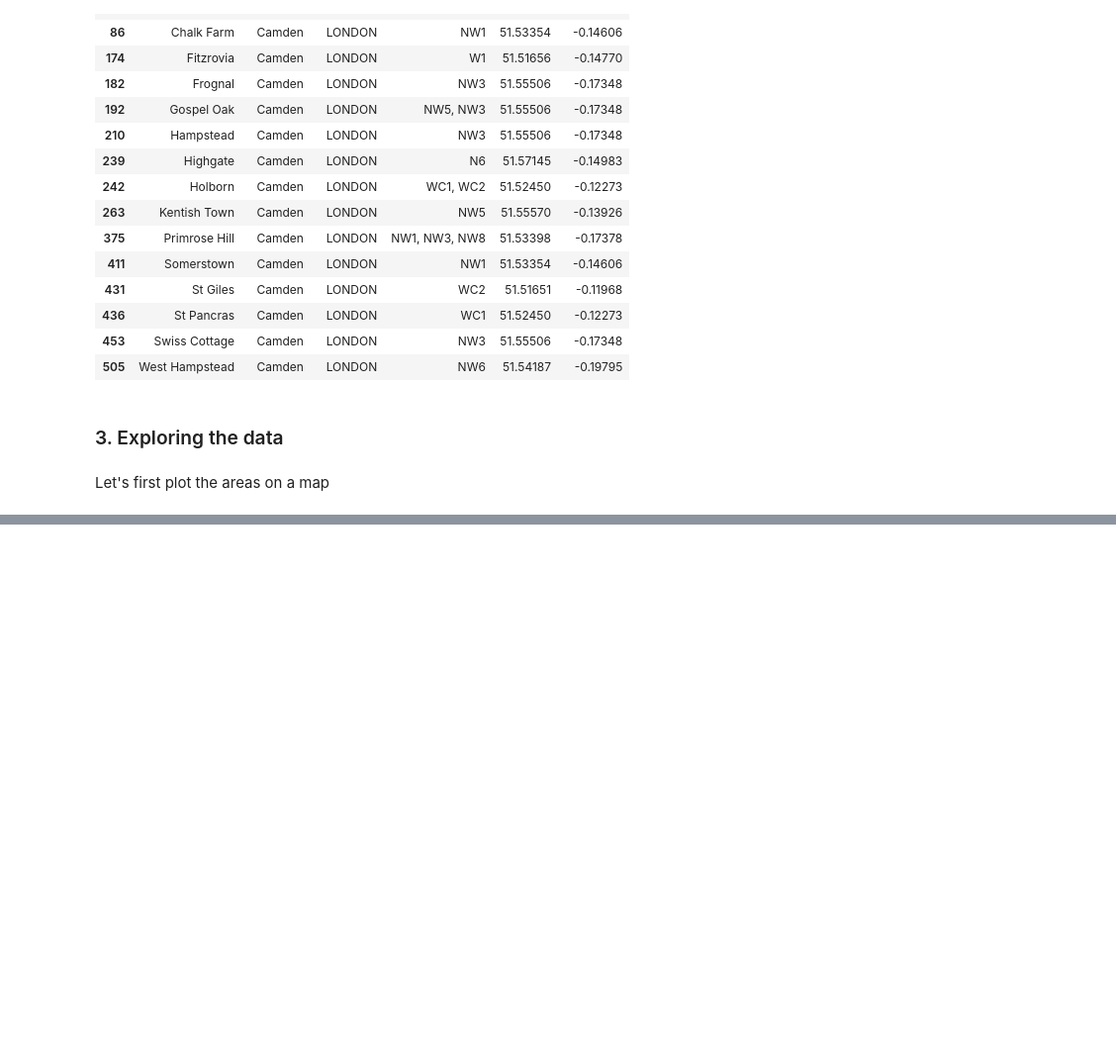
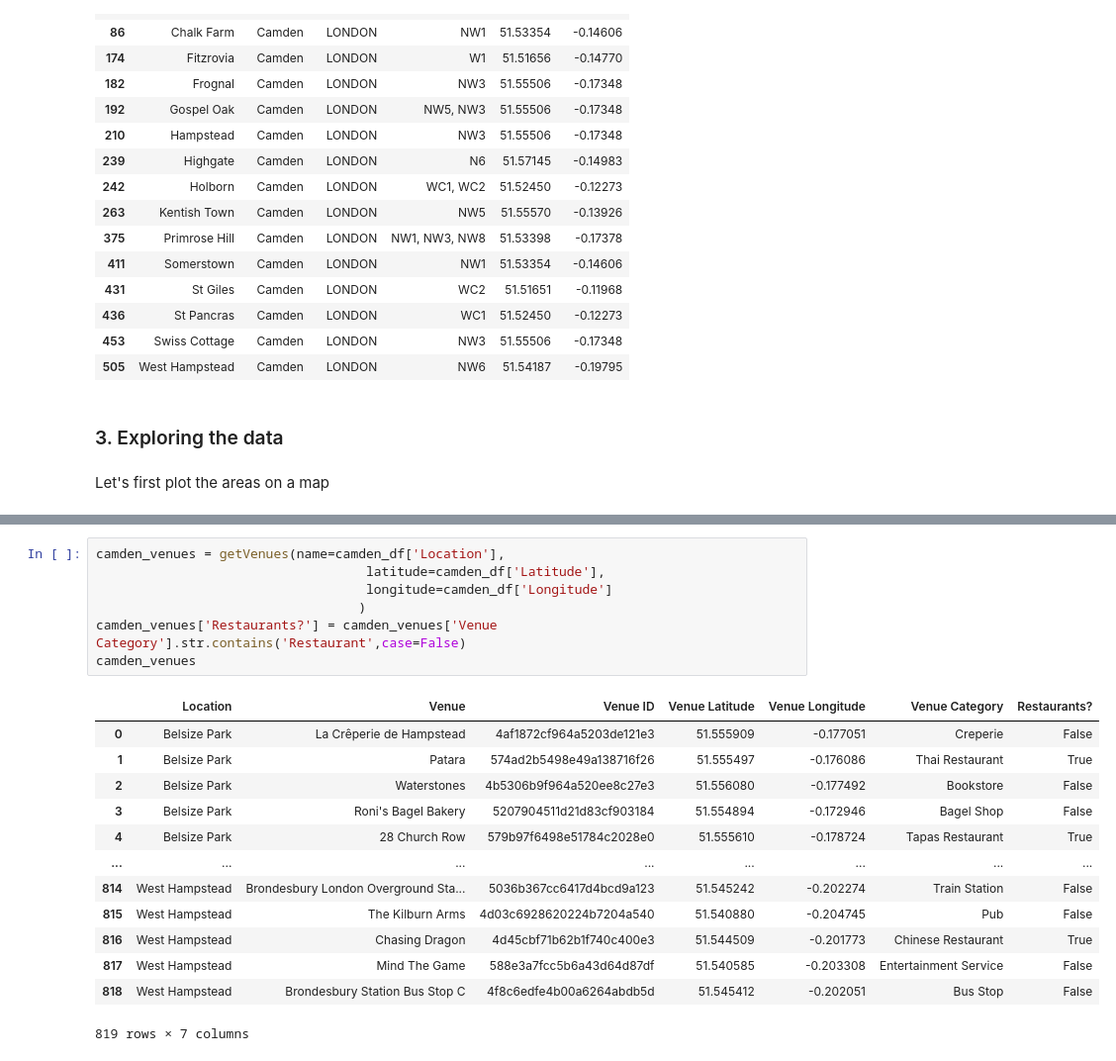
Before and after one commit to paul3bin/Coursera_Capstone, a Jupyter notebook: Battle_of_Neighborhoods_Project.ipynb, the cells around one changed output, grey strips where cells are left out. Shown at 99% size. Drawn from its saved outputs; the diff is of its cells as text; blank space fills up the shorter version.

```diff
--- a/Battle_of_Neighborhoods_Project.ipynb
+++ b/Battle_of_Neighborhoods_Project.ipynb
@@ -468,0 +446,21 @@ Name: categories, dtype: int64
+# %%
+camden_venues = getVenues(name=camden_df['Location'],
+                                   latitude=camden_df['Latitude'],
+                                   longitude=camden_df['Longitude']
+                                  )
+camden_venues['Restaurants?'] = camden_venues['Venue Category'].str.contains('Restaurant',case=False)
+camden_venues
+# %% [output]
+|  | Location | Venue | Venue ID | Venue Latitude | Venue Longitude | Venue Category | Restaurants? |
+| 0 | Belsize Park | La Crêperie de Hampstead | 4af1872cf964a5203de121e3 | 51.555909 | -0.177051 | Creperie | False |
+| 1 | Belsize Park | Patara | 574ad2b5498e49a138716f26 | 51.555497 | -0.176086 | Thai Restaurant | True |
+| 2 | Belsize Park | Waterstones | 4b5306b9f964a520ee8c27e3 | 51.556080 | -0.177492 | Bookstore | False |
+| 3 | Belsize Park | Roni's Bagel Bakery | 5207904511d21d83cf903184 | 51.554894 | -0.172946 | Bagel Shop | False |
+| 4 | Belsize Park | 28 Church Row | 579b97f6498e51784c2028e0 | 51.555610 | -0.178724 | Tapas Restaurant | True |
+| ... | ... | ... | ... | ... | ... | ... | ... |
+| 814 | West Hampstead | Brondesbury London Overground Sta... | 5036b367cc6417d4bcd9a123 | 51.545242 | -0.202274 | Train Station | False |
+| 815 | West Hampstead | The Kilburn Arms | 4d03c6928620224b7204a540 | 51.540880 | -0.204745 | Pub | False |
+| 816 | West Hampstead | Chasing Dragon | 4d45cbf71b62b1f740c400e3 | 51.544509 | -0.201773 | Chinese Restaurant | True |
+| 817 | West Hampstead | Mind The Game | 588e3a7fcc5b6a43d64d87df | 51.540585 | -0.203308 | Entertainment Service | False |
+| 818 | West Hampstead | Brondesbury Station Bus Stop C | 4f8c6edfe4b00a6264abdb5d | 51.545412 | -0.202051 | Bus Stop | False |
+819 rows × 7 columns
```
Also changed, not shown: parts of 27 cells of this notebook.
